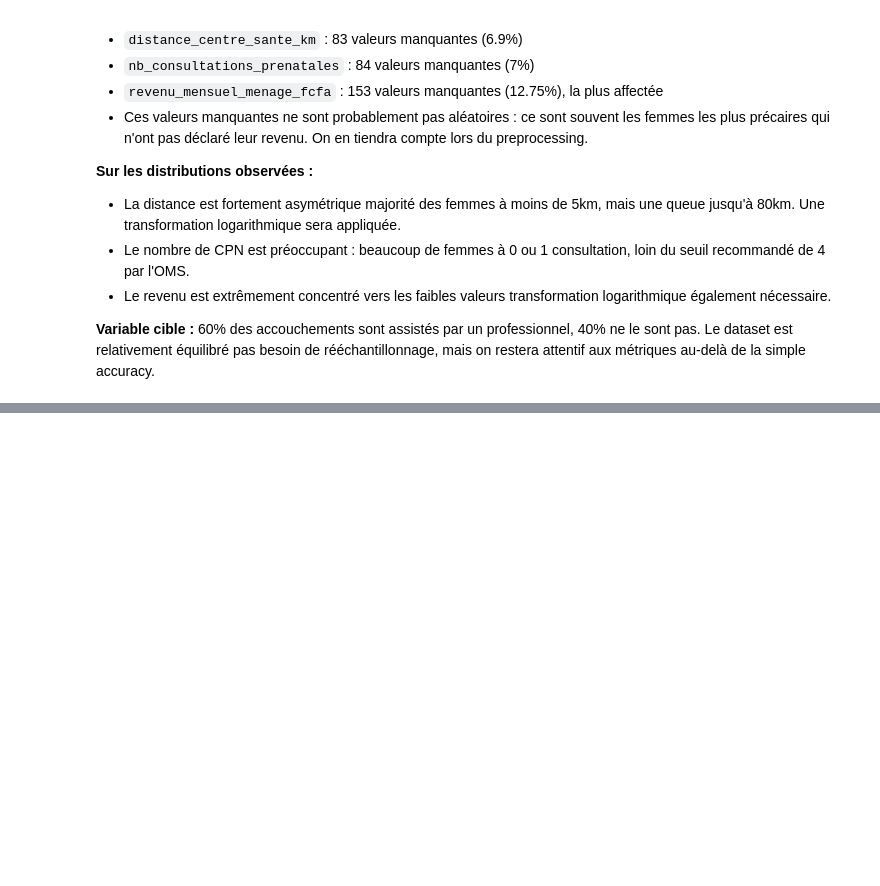
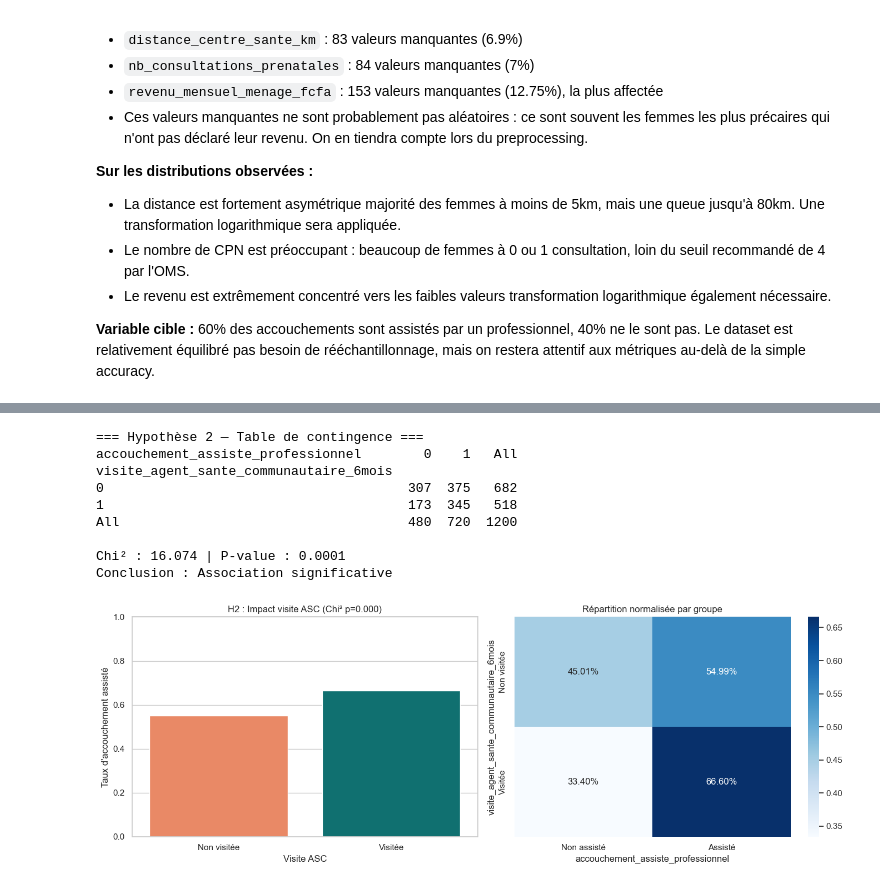
Before and after one commit to mirfou111/flesh-etrilab_test-evaluation, a Jupyter notebook: analyse_sante_maternelle.ipynb, the cells around one changed output, grey strips where cells are left out. Cells and saved outputs as stored; diff of their text form; code cells hidden in the pictures; blank space fills up the shorter version.

```diff
--- a/analyse_sante_maternelle.ipynb
+++ b/analyse_sante_maternelle.ipynb
@@ -141,0 +221,63 @@ rééchantillonnage, mais on restera attentif aux métriques au-delà de la simp
+# %%
+# --- HYPOTHÈSE 2 ---
+# Les femmes visitées par un ASC accouchent-elles plus souvent
+# avec un professionnel de santé ?
+
+from scipy.stats import chi2_contingency
+
+# Table de contingence
+contingency = pd.crosstab(
+    df['visite_agent_sante_communautaire_6mois'],
+    df['accouchement_assiste_professionnel'],
+    margins=True
+)
+print("=== Hypothèse 2 — Table de contingence ===")
+print(contingency)
+
+chi2, p, dof, expected = chi2_contingency(
+    pd.crosstab(df['visite_agent_sante_communautaire_6mois'],
+                df['accouchement_assiste_professionnel'])
+)
+print(f"\nChi² : {chi2:.3f} | P-value : {p:.4f}")
+print(f"Conclusion : {'Association significative' if p < 0.05 else 'Pas d association significative'}")
+
+# Visualisation H2
+fig, axes = plt.subplots(1, 2, figsize=(14, 5))
+
+# Taux d'accouchement assisté selon visite ASC
+taux = df.groupby('visite_agent_sante_communautaire_6mois')[
+    'accouchement_assiste_professionnel'].mean().reset_index()
+taux.columns = ['Visite ASC', 'Taux accouchement assisté']
+taux['Visite ASC'] = taux['Visite ASC'].map({0: 'Non visitée', 1: 'Visitée'})
+
+sns.barplot(x='Visite ASC', y='Taux accouchement assisté',
+            data=taux, ax=axes[0], palette=['coral', 'teal'])
+axes[0].set_title(f"H2 : Impact visite ASC (Chi² p={p:.3f})")
+axes[0].set_ylabel("Taux d'accouchement assisté")
+axes[0].set_ylim(0, 1)
+
+# Heatmap de la table de contingence normalisée
+sns.heatmap(
+    pd.crosstab(df['visite_agent_sante_communautaire_6mois'],
+                df['accouchement_assiste_professionnel'],
+                normalize='index'),
+    annot=True, fmt='.2%', cmap='Blues', ax=axes[1],
+    xticklabels=['Non assisté', 'Assisté'],
+    yticklabels=['Non visitée', 'Visitée']
+)
+axes[1].set_title("Répartition normalisée par groupe")
+
+plt.tight_layout()
+plt.savefig("figures/hypothese2.png", dpi=150)
+plt.show()
+# %% [output]
+=== Hypothèse 2 — Table de contingence ===
+accouchement_assiste_professionnel        0    1   All
+visite_agent_sante_communautaire_6mois
+0                                       307  375   682
+1                                       173  345   518
+All                                     480  720  1200
+
+Chi² : 16.074 | P-value : 0.0001
+Conclusion : Association significative
+[figure, added]
```
Also changed, not shown: parts of 6 cells of this notebook.
